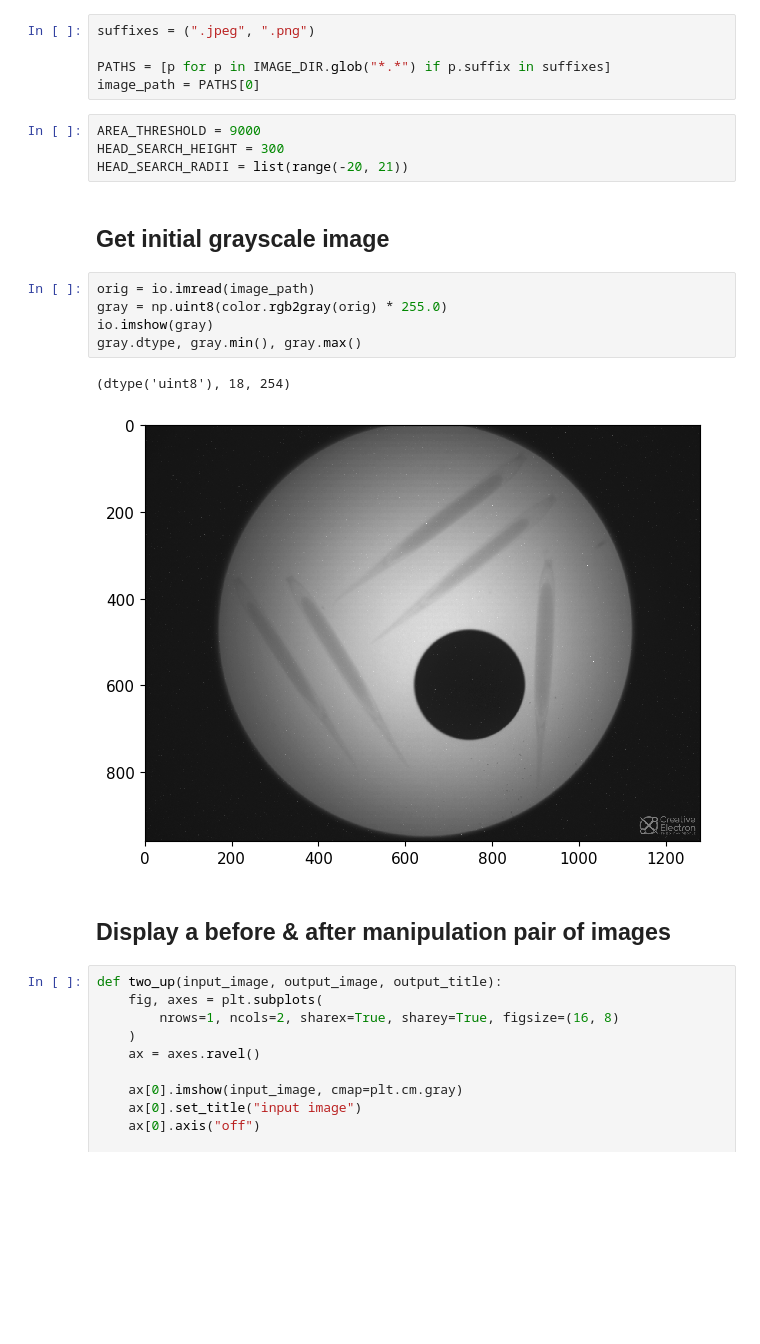
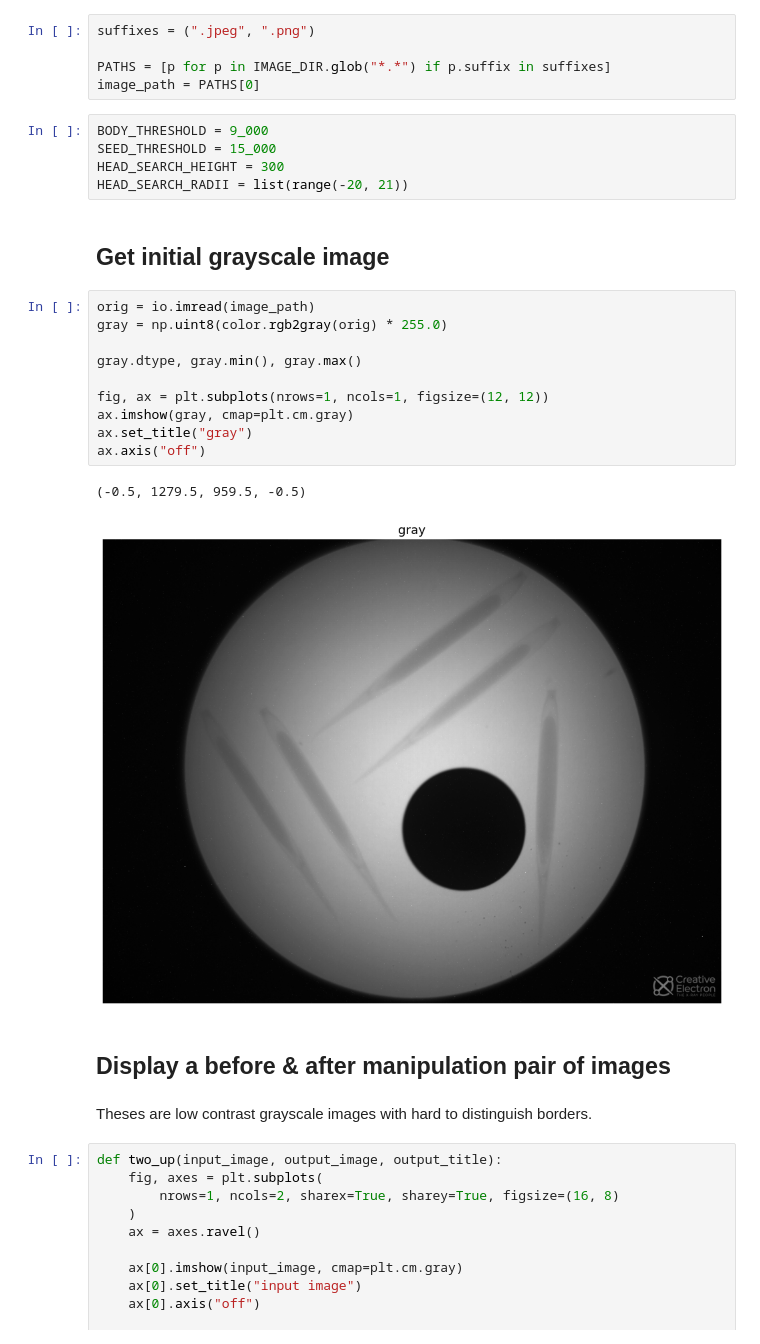
Before and after one commit to rafelafrance/segment_seeds, a Jupyter notebook: practice_segmenting.ipynb, the cells around one changed output. Saved outputs shown, nothing was run; the diff lists cells and outputs as text; blank space fills up the shorter version.

```diff
--- a/practice_segmenting.ipynb
+++ b/practice_segmenting.ipynb
@@ -48,7 +48,8 @@ suffixes = (".jpeg", ".png")
 PATHS = [p for p in IMAGE_DIR.glob("*.*") if p.suffix in suffixes]
 image_path = PATHS[0]
 # %%
-AREA_THRESHOLD = 9000
+BODY_THRESHOLD = 9_000
+SEED_THRESHOLD = 15_000
 HEAD_SEARCH_HEIGHT = 300
 HEAD_SEARCH_RADII = list(range(-20, 21))
 # %% [markdown]
@@ -56,13 +57,20 @@ HEAD_SEARCH_RADII = list(range(-20, 21))
 # %%
 orig = io.imread(image_path)
 gray = np.uint8(color.rgb2gray(orig) * 255.0)
-io.imshow(gray)
+
 gray.dtype, gray.min(), gray.max()
+
+fig, ax = plt.subplots(nrows=1, ncols=1, figsize=(12, 12))
+ax.imshow(gray, cmap=plt.cm.gray)
+ax.set_title("gray")
+ax.axis("off")
 # %% [output]
-(dtype('uint8'), 18, 254)
+(-0.5, 1279.5, 959.5, -0.5)
-[figure, old version]
+[figure, new version]
 # %% [markdown]
 ## Display a before & after manipulation pair of images
+# %% [markdown]
+Theses are low contrast grayscale images with hard to distinguish borders.
 # %%
 def two_up(input_image, output_image, output_title):
     fig, axes = plt.subplots(
```
Also changed, not shown: parts of 11 cells of this notebook.
